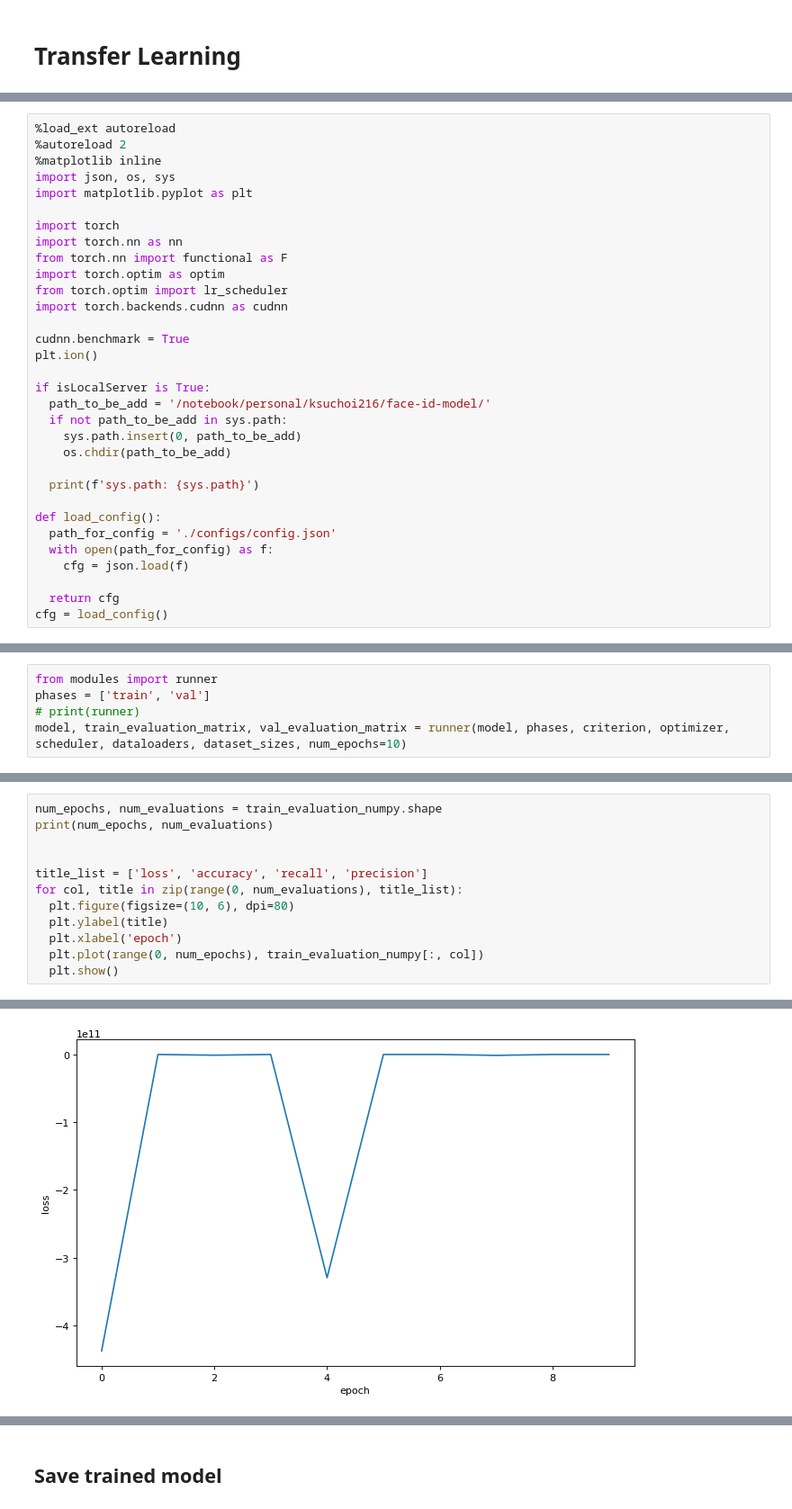
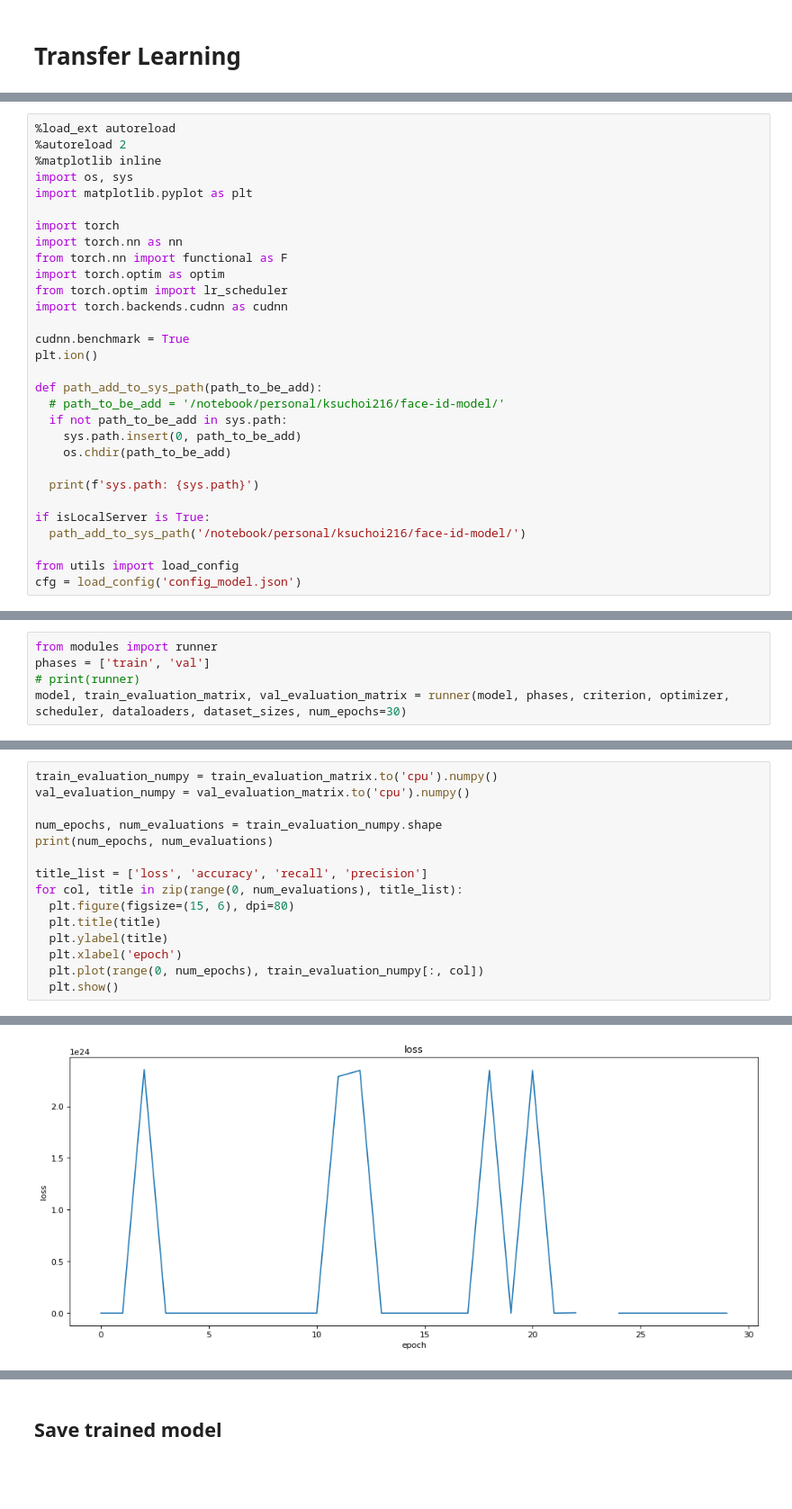
Before and after one commit to ksuchoi216/FaceID-model, a Jupyter notebook: train.ipynb, the cells around one changed output, grey strips where cells are left out. Shown at 90% size. Cells and saved outputs as stored; diff of their text form; blank space fills up the shorter version.

```diff
--- a/train.ipynb
+++ b/train.ipynb
@@ -26,7 +26,7 @@ Mon Aug 29 14:52:13 2022
 %load_ext autoreload
 %autoreload 2
 %matplotlib inline
-import json, os, sys
+import os, sys
 import matplotlib.pyplot as plt
 
 import torch
@@ -39,19 +39,17 @@ import torch.backends.cudnn as cudnn
 cudnn.benchmark = True
 plt.ion()
 
-if isLocalServer is True:
-  path_to_be_add = '/notebook/personal/ksuchoi216/face-id-model/'
+def path_add_to_sys_path(path_to_be_add):
+  # path_to_be_add = '/notebook/personal/ksuchoi216/face-id-model/'
   if not path_to_be_add in sys.path:
     sys.path.insert(0, path_to_be_add)
     os.chdir(path_to_be_add)
 
   print(f'sys.path: {sys.path}')
 
-def load_config():
-  path_for_config = './configs/config.json'
-  with open(path_for_config) as f:
-    cfg = json.load(f)
+if isLocalServer is True:
+  path_add_to_sys_path('/notebook/personal/ksuchoi216/face-id-model/')
 
-  return cfg
-cfg = load_config()
+from utils import load_config
+cfg = load_config('config_model.json')
 # %% [output]
@@ -121,5 +120,5 @@ scheduler = lr_scheduler.StepLR(optimizer, step_size=7, gamma=0.1)
 from modules import runner
 phases = ['train', 'val']
 # print(runner)
-model, train_evaluation_matrix, val_evaluation_matrix = runner(model, phases, criterion, optimizer, scheduler, dataloaders, dataset_sizes, num_epochs=10)
+model, train_evaluation_matrix, val_evaluation_matrix = runner(model, phases, criterion, optimizer, scheduler, dataloaders, dataset_sizes, num_epochs=30)
 # %% [output]
@@ -146,11 +142,14 @@ val_evaluation_numpy = val_evaluation_matrix.to('cpu').numpy()
 # %%
+train_evaluation_numpy = train_evaluation_matrix.to('cpu').numpy()
+val_evaluation_numpy = val_evaluation_matrix.to('cpu').numpy()
+
 num_epochs, num_evaluations = train_evaluation_numpy.shape
 print(num_epochs, num_evaluations)
 
-
 title_list = ['loss', 'accuracy', 'recall', 'precision']
 for col, title in zip(range(0, num_evaluations), title_list):
-  plt.figure(figsize=(10, 6), dpi=80)
+  plt.figure(figsize=(15, 6), dpi=80)
+  plt.title(title)
   plt.ylabel(title)
   plt.xlabel('epoch')
   plt.plot(range(0, num_epochs), train_evaluation_numpy[:, col])
@@ -160 +159 @@ for col, title in zip(range(0, num_evaluations), title_list):
-[figure, old version]
+[figure, new version]
```
Also changed, not shown: parts of 13 cells of this notebook, 10 other files.
